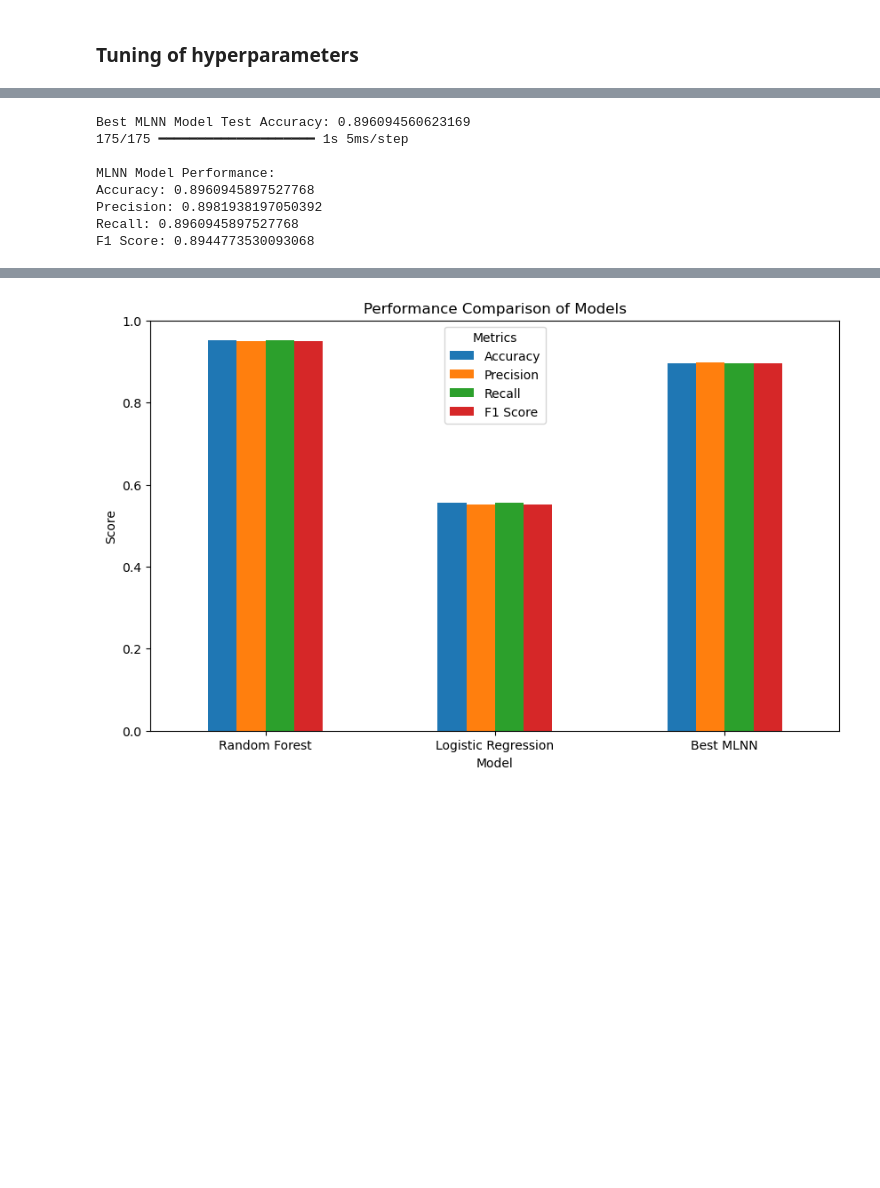
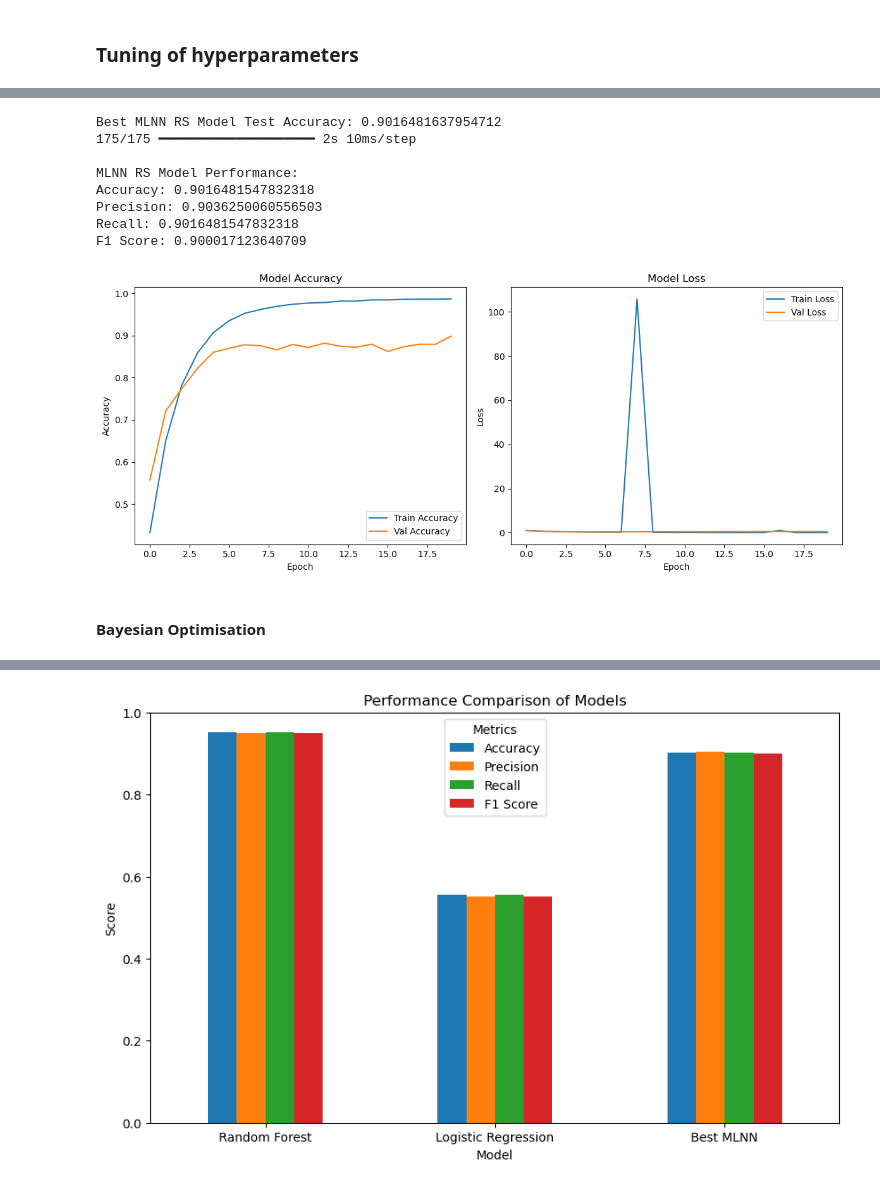
Before and after one commit to obsidianmarc/DL_nutrition, a Jupyter notebook: CM3070 FYP.ipynb, the cells around one changed output, grey strips where cells are left out. Drawn from its saved outputs; the diff is of its cells as text; code cells hidden in the pictures; blank space fills up the shorter version.

```diff
--- a/CM3070 FYP.ipynb
+++ b/CM3070 FYP.ipynb
@@ -1183,4 +1216,6 @@ def create_model(hp):
 # %%
+from kerastuner.tuners import RandomSearch
+
 # Instantiate KerasTuner RandomSearch
 tuner = RandomSearch(
     create_model,
@@ -1188,7 +1223,8 @@ tuner = RandomSearch(
     max_trials=10,  # Number of different hyperparameter combinations to test
     executions_per_trial=1,  # Run each model once
     directory="hyperparameter_tuning",
-    project_name="mlnn_tuning"
+    project_name="mlnn_random_search",
+    overwrite=True
 )
 
 # Perform the search
@@ -1203,8 +1239,4 @@ tuner.search(
     batch_size=32,
     verbose=1
 )
-
-# Retrieve the best hyperparameters
-best_hps = tuner.get_best_hyperparameters(num_trials=1)[0]
-print("Best Hyperparameters:", best_hps.values)
 # %% [output]
@@ -1250,0 +1248,4 @@ Epoch 20/20
+# %%
+# Retrieve the best hyperparameters
+best_RS_hps = tuner.get_best_hyperparameters(num_trials=1)[0]
+print("Best RS Hyperparameters:", best_RS_hps.values)
@@ -1250,0 +1254,16 @@ Epoch 20/20
+# %%
+# Build the best model
+best_RS_model = tuner.hypermodel.build(best_RS_hps)
+
+# Train the model with the best hyperparameters
+RS_history = best_RS_model.fit(
+    [X_train, padded_sequences[:len(X_train)]],
+    y_train_encoded,
+    validation_data=(
+        [X_val, padded_sequences[len(X_train):len(X_train) + len(X_val)]],
+        y_val_encoded
+    ),
+    epochs=20,
+    batch_size=32,
+    verbose=1
+)
@@ -1251,15 +1288,15 @@ Epoch 20/20
 # %%
-# Evaluate the best MLNN model on the test set
-test_loss, test_accuracy = best_model.evaluate(
+# Evaluate the RS model on the test set
+test_loss, test_accuracy = best_RS_model.evaluate(
     [X_test, padded_sequences[len(X_train) + len(X_val):]],
     y_test_encoded,
     verbose=0
 )
 
-print(f"Best MLNN Model Test Accuracy: {test_accuracy}")
+print(f"Best MLNN RS Model Test Accuracy: {test_accuracy}")
 
 # Predict on test set
-y_test_pred = np.argmax(best_model.predict(
+y_test_pred = np.argmax(best_RS_model.predict(
     [X_test, padded_sequences[len(X_train) + len(X_val):]]
 ), axis=1)
 
@@ -1267,23 +1304,30 @@ y_test_pred = np.argmax(best_model.predict(
 y_test_pred_decoded = label_encoder.inverse_transform(y_test_pred)
 
 # Calculate performance metrics
-accuracy_mlnn = accuracy_score(y_test, y_test_pred_decoded)
-precision_mlnn = precision_score(y_test, y_test_pred_decoded, average="weighted", zero_division=0)
-recall_mlnn = recall_score(y_test, y_test_pred_decoded, average="weighted", zero_division=0)
-f1_mlnn = f1_score(y_test, y_test_pred_decoded, average="weighted", zero_division=0)
+accuracy_mlnn_RS = accuracy_score(y_test, y_test_pred_decoded)
+precision_mlnn_RS = precision_score(y_test, y_test_pred_decoded, average="weighted", zero_division=0)
+recall_mlnn_RS = recall_score(y_test, y_test_pred_decoded, average="weighted", zero_division=0)
+f1_mlnn_RS = f1_score(y_test, y_test_pred_decoded, average="weighted", zero_division=0)
 
 # Print evaluation results
-print("\nMLNN Model Performance:")
-print(f"Accuracy: {accuracy_mlnn}")
-print(f"Precision: {precision_mlnn}")
-print(f"Recall: {recall_mlnn}")
-print(f"F1 Score: {f1_mlnn}")
+print("\nMLNN RS Model Performance:")
+print(f"Accuracy: {accuracy_mlnn_RS}")
+print(f"Precision: {precision_mlnn_RS}")
+print(f"Recall: {recall_mlnn_RS}")
+print(f"F1 Score: {f1_mlnn_RS}")
 # %% [output]
-Best MLNN Model Test Accuracy: 0.896094560623169
-175/175 ━━━━━━━━━━━━━━━━━━━━ 1s 5ms/step
+Best MLNN RS Model Test Accuracy: 0.9016481637954712
+175/175 ━━━━━━━━━━━━━━━━━━━━ 2s 10ms/step
 
-MLNN Model Performance:
-Accuracy: 0.8960945897527768
-Precision: 0.8981938197050392
-Recall: 0.8960945897527768
-F1 Score: 0.8944773530093068
+MLNN RS Model Performance:
+Accuracy: 0.9016481547832318
+Precision: 0.9036250060556503
+Recall: 0.9016481547832318
+F1 Score: 0.900017123640709
+# %%
+# Call the function
+plot_training_history(RS_history)
+# %% [output]
+[figure, added]
+# %% [markdown]
+#### Bayesian Optimisation
```
Also changed, not shown: parts of 35 cells of this notebook.
